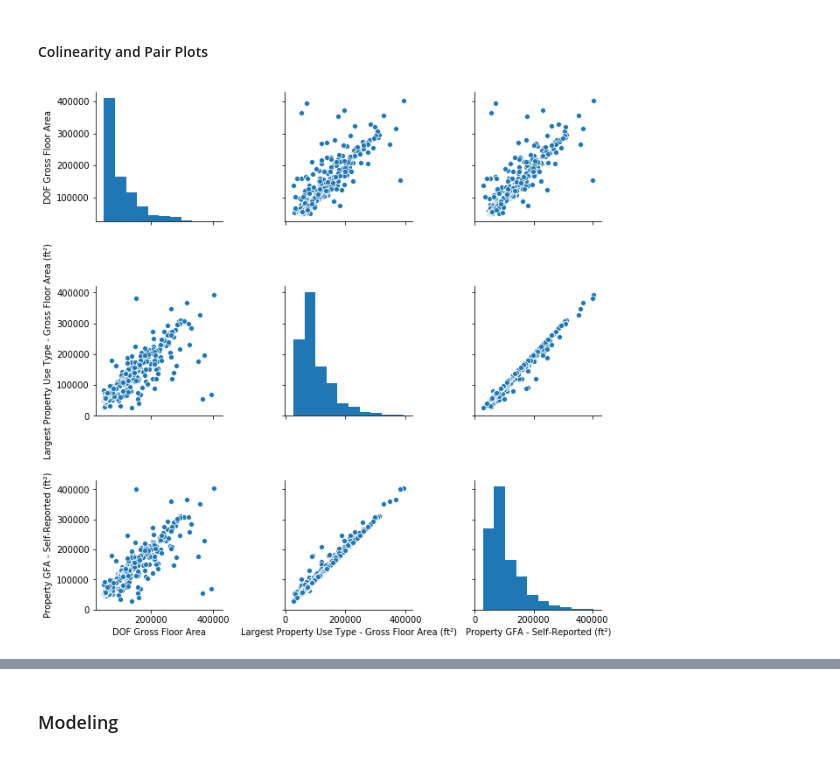
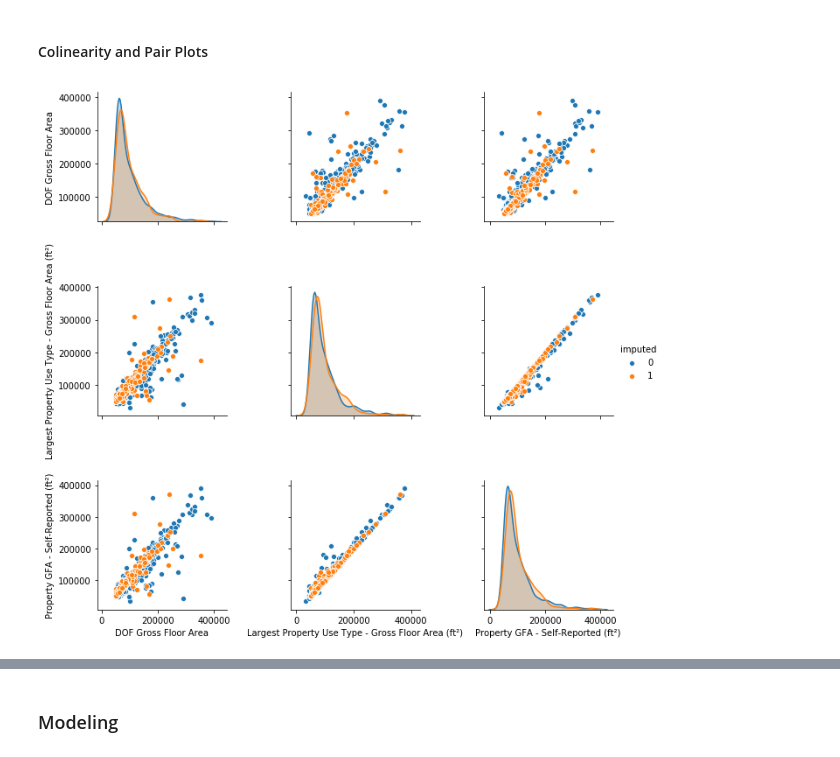
Before and after one commit to mikearango/introML-AnalyticsU, a Jupyter notebook: notebooks/sandbox.ipynb, the cells around one changed output, grey strips where cells are left out. Drawn from its saved outputs; the diff is of its cells as text; code cells hidden in the pictures.

```diff
--- a/notebooks/sandbox.ipynb
+++ b/notebooks/sandbox.ipynb
@@ -460,7 +473,16 @@ def pre_process_mean_median_impute(df):
     # Return the df
     return df
 # %%
-def pre_process_knn_impute(df, n_neighbors=3, weights='distance', ignore=[]):
+def pre_process_knn_impute(df, n_neighbors=10, weights='distance', ignore=[], remove=False, flag=False):
+
+    # Flag if desired
+    if flag:
+        df['imputed'] = 0
+        df = df.astype({'imputed': 'int64'})
+
+    # Remove rows that cannot be imputed
+    if remove:
+        df = df.loc[-df.select_dtypes(include=['object']).isna().any(axis=1), :]
 
     # The classifier
     knn_classifier = KNeighborsClassifier(n_neighbors, weights=weights)
@@ -468,23 +490,20 @@ def pre_process_knn_impute(df, n_neighbors=3, weights='distance', ignore=[]):
     # For each column that has missing values,
     # Train a KNN model to predict those missing values based on the data that is not missing
     perc_nan_col = calc_percent_nan_col(df)
-
-    # For each column that has missing values, impute them using KNN
     for col_name_y in perc_nan_col[perc_nan_col > 0].index:
 
         # Pass through ignored columns
         if col_name_y in ignore:
             continue
 
+        # Get the y column itself
+        print('Imputing ' + col_name_y + '...')
+        col_y = df.loc[:, col_name_y]
+        col_y_isna = col_y.isna()
+
         # Unable to impute object types
         if df.dtypes[col_name_y] == 'object':
             continue
-
-        print('Imputing ' + col_name_y + '...')
-
-        # Get the y column itself
-        col_y = df.loc[:, col_name_y]
-        col_y_isna = col_y.isna()
 
         # For referencing X columns
         col_name_X = df.columns != col_name_y
@@ -511,6 +530,10 @@ def pre_process_knn_impute(df, n_neighbors=3, weights='distance', ignore=[]):
         knn_impute_y = le_y.inverse_transform(knn_impute_y) # Must be inverse-transformed back
         df.loc[col_y_isna, col_name_y] = knn_impute_y
 
+        # Flag if desired
+        if flag:
+            df.loc[col_y_isna, 'imputed'] = 1
+
     # Return the df
     return df
 # %%
@@ -521,7 +544,8 @@ print('---------------------------------------------------')
 pprint_percent(calc_percent_nan_col(df_train))
 
 # Impute using median (for numeric columns) and mode (for all others)
-df_train = pre_process_knn_impute(df_train, ignore=['ENERGY STAR Score'])
+df_train = pre_process_knn_impute(df_train, ignore=['ENERGY STAR Score'], remove=True, flag=True)
+# df_train = pre_process_mean_median_impute(df_train, ignore=['ENERGY STAR Score'], flag=True)
 
 # Percent missing values after imputation
 print()
@@ -555,14 +579,14 @@ dtype: float64
 # %%
 # Seaborn visualization library
 import seaborn as sns
 
 # Floor-area related features
-g = sns.pairplot(df_train.select_dtypes(include=['number']).sample(1000),
+g = sns.pairplot(df_train.sample(1000),
                  vars=['DOF Gross Floor Area',
                        'Largest Property Use Type - Gross Floor Area (ft²)',
-                       'Property GFA - Self-Reported (ft²)'], height=3)
+                       'Property GFA - Self-Reported (ft²)'], height=3, hue='imputed')
 # %% [output]
-[figure, old version]
+[figure, new version]
 # %%
 # EUI-related features
 g = sns.pairplot(df_train.select_dtypes(include=['number']).sample(1000),
```
Also changed, not shown: parts of 7 cells of this notebook.
